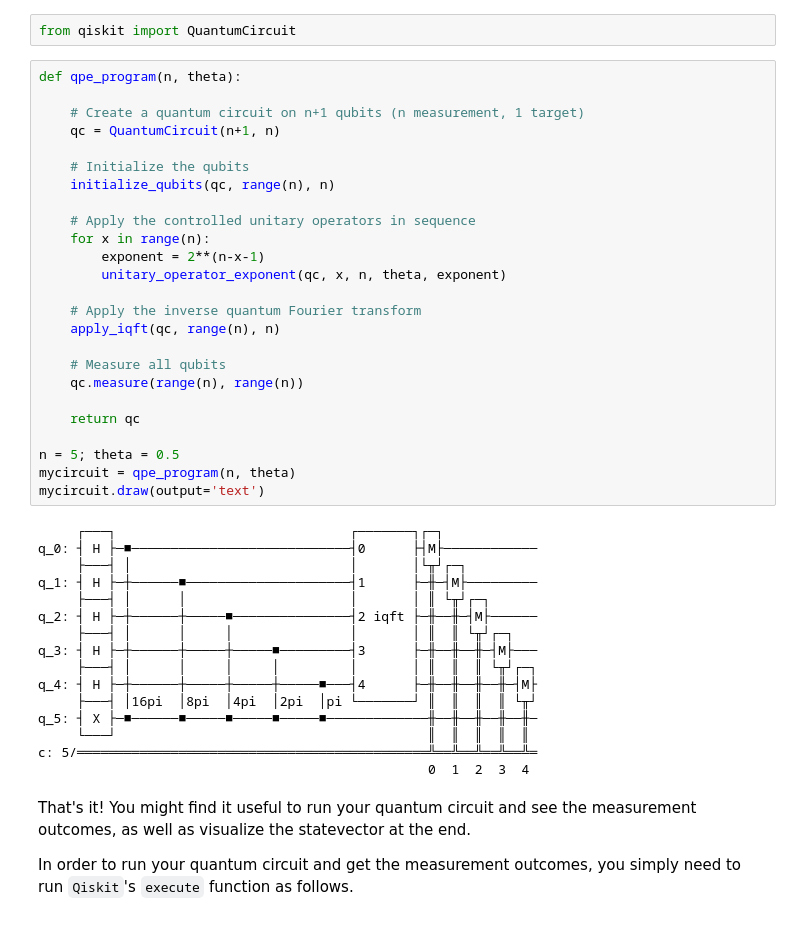
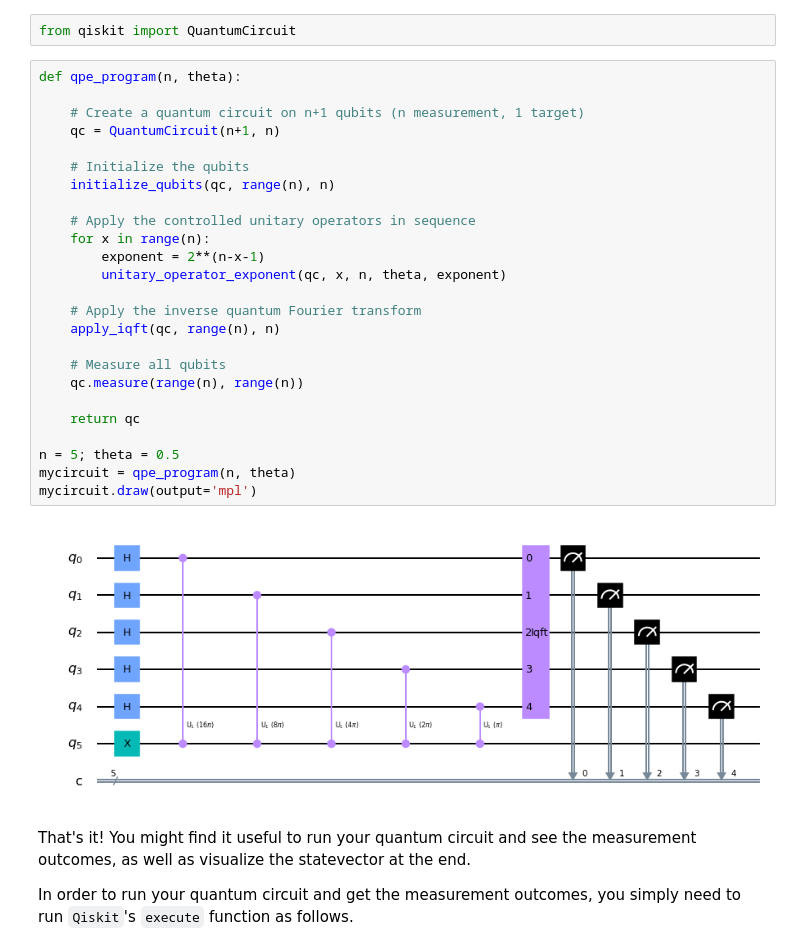
Before and after one commit to pchung39/quantum-leap, a Jupyter notebook: qiskit_course/introqcqh-lab-3/lab-3-solutions.ipynb, the cells around one changed output. Cells and saved outputs as stored; diff of their text form.

```diff
--- a/qiskit_course/introqcqh-lab-3/lab-3-solutions.ipynb
+++ b/qiskit_course/introqcqh-lab-3/lab-3-solutions.ipynb
@@ -129,44 +129,30 @@ from qiskit import QuantumCircuit
 # %%
 def qpe_program(n, theta):
 
     # Create a quantum circuit on n+1 qubits (n measurement, 1 target)
     qc = QuantumCircuit(n+1, n)
 
     # Initialize the qubits
     initialize_qubits(qc, range(n), n)
 
     # Apply the controlled unitary operators in sequence
     for x in range(n):
         exponent = 2**(n-x-1)
         unitary_operator_exponent(qc, x, n, theta, exponent)
 
     # Apply the inverse quantum Fourier transform
     apply_iqft(qc, range(n), n)
 
     # Measure all qubits
     qc.measure(range(n), range(n))
 
     return qc
 
 n = 5; theta = 0.5
 mycircuit = qpe_program(n, theta)
-mycircuit.draw(output='text')
+mycircuit.draw(output='mpl')
 # %% [output]
-     ┌───┐                              ┌───────┐┌─┐
-q_0: ┤ H ├─■────────────────────────────┤0      ├┤M├────────────
-     ├───┤ │                            │       │└╥┘┌─┐
-q_1: ┤ H ├─┼──────■─────────────────────┤1      ├─╫─┤M├─────────
-     ├───┤ │      │                     │       │ ║ └╥┘┌─┐
-q_2: ┤ H ├─┼──────┼─────■───────────────┤2 iqft ├─╫──╫─┤M├──────
-     ├───┤ │      │     │               │       │ ║  ║ └╥┘┌─┐
-q_3: ┤ H ├─┼──────┼─────┼─────■─────────┤3      ├─╫──╫──╫─┤M├───
-     ├───┤ │      │     │     │         │       │ ║  ║  ║ └╥┘┌─┐
-q_4: ┤ H ├─┼──────┼─────┼─────┼─────■───┤4      ├─╫──╫──╫──╫─┤M├
-     ├───┤ │16pi  │8pi  │4pi  │2pi  │pi └───────┘ ║  ║  ║  ║ └╥┘
-q_5: ┤ X ├─■──────■─────■─────■─────■─────────────╫──╫──╫──╫──╫─
-     └───┘                                        ║  ║  ║  ║  ║
-c: 5/═════════════════════════════════════════════╩══╩══╩══╩══╩═
-                                                  0  1  2  3  4
+[figure, added]
 # %% [markdown]
 That's it! You might find it useful to run your quantum circuit and see the measurement outcomes, as well as visualize the statevector at the end.
 
```
Also changed, not shown: 6 other files.
